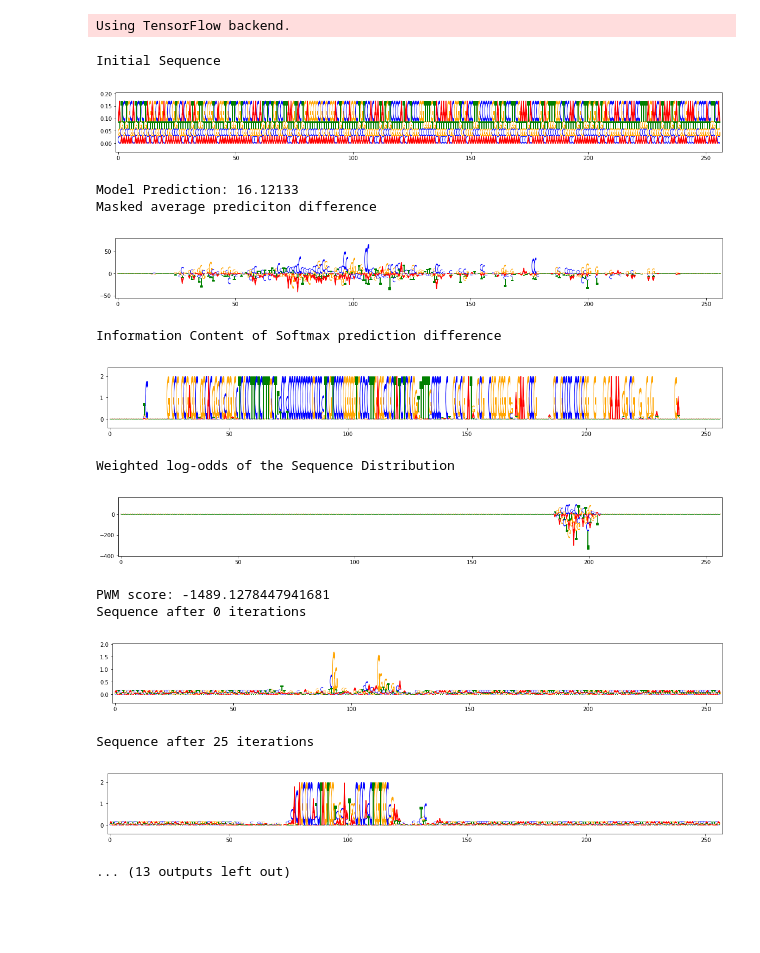
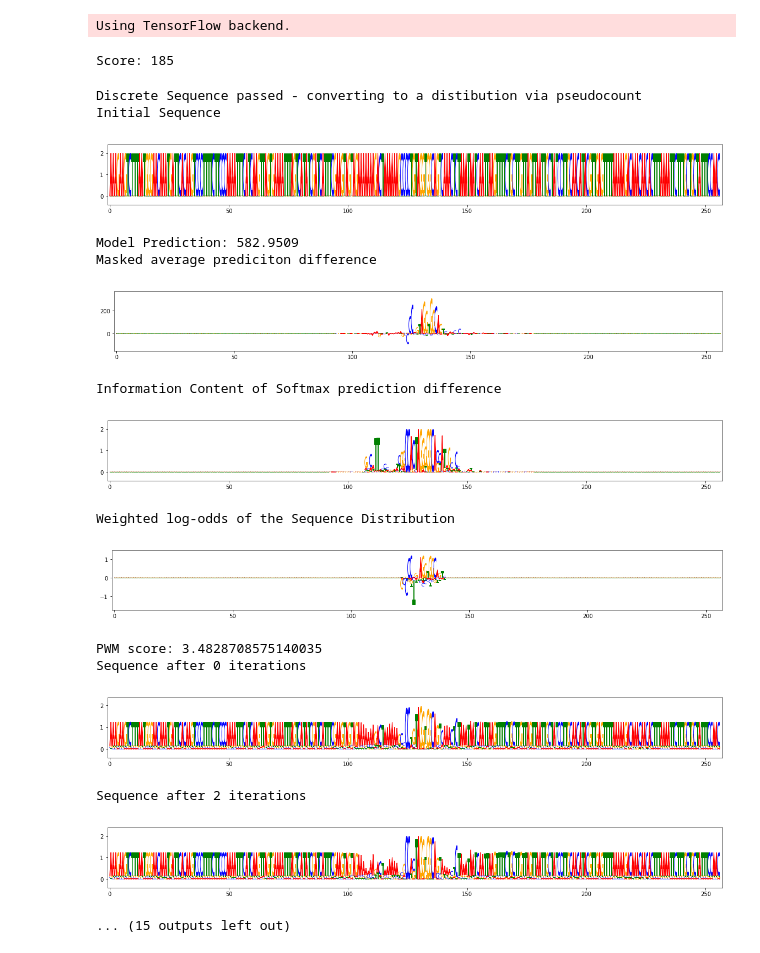
Before and after one commit to kal26/TF_Classifier, a Jupyter notebook: evaluation_tools/electric_sheep.ipynb, the cells around one changed output. Saved outputs shown, nothing was run; the diff lists cells and outputs as text; code cells hidden in the pictures; blank space fills up the shorter version.

```diff
--- a/evaluation_tools/electric_sheep.ipynb
+++ b/evaluation_tools/electric_sheep.ipynb
@@ -13,23 +14,30 @@ Using TensorFlow backend.
 # %%
 #load a model and grab a sequence
 reg = eval_TFmodel.TFmodel('/home/kal/TF_models/seq_only/seq_regression/20170920_regression_model/')
-seq = train_TFmodel.random_seq()
-seq = sequence.SeqDist(helper.softmax(seq.seq + 1))
+# get the generator
+gen = seq_only_gen.TFGenerator('/home/kal/TF_models/seq_only/seq_regression/encode_TFs/20180316_140558_CTCF/CTCF_gen.hdf5')
+g = gen.pos_gen(mode='val')
+validation_data = next(g)
+print('Score: ' + str(validation_data[1]))
+seq = sequence.SeqDist(sequence.encode_to_onehot(validation_data[0]))
+# %% [output]
+Score: 185
 # %%
-dream = reg.gumbel_dream(seq, 'standard', viz=True, num_iterations=100, step=.01)
+dream = reg.gumbel_dream(seq, 'standard', num_iterations=10, viz=1, step=.01)
 # %% [output]
+Discrete Sequence passed - converting to a distibution via pseudocount
 Initial Sequence
-[figure, old version]
+[figure, new version]
-Model Prediction: 16.12133
+Model Prediction: 582.9509
 Masked average prediciton difference
-[figure, old version]
+[figure, new version]
 Information Content of Softmax prediction difference
-[figure, old version]
+[figure, new version]
 Weighted log-odds of the Sequence Distribution
-[figure, old version]
+[figure, new version]
-PWM score: -1489.1278447941681
+PWM score: 3.4828708575140035
 Sequence after 0 iterations
-[figure, old version]
+[figure, new version]
-Sequence after 25 iterations
+Sequence after 2 iterations
-[figure, old version]
+[figure, new version]
-... (13 outputs left out)
+... (15 outputs left out)
```
Also changed, not shown: parts of 4 cells of this notebook, 25 other files.
